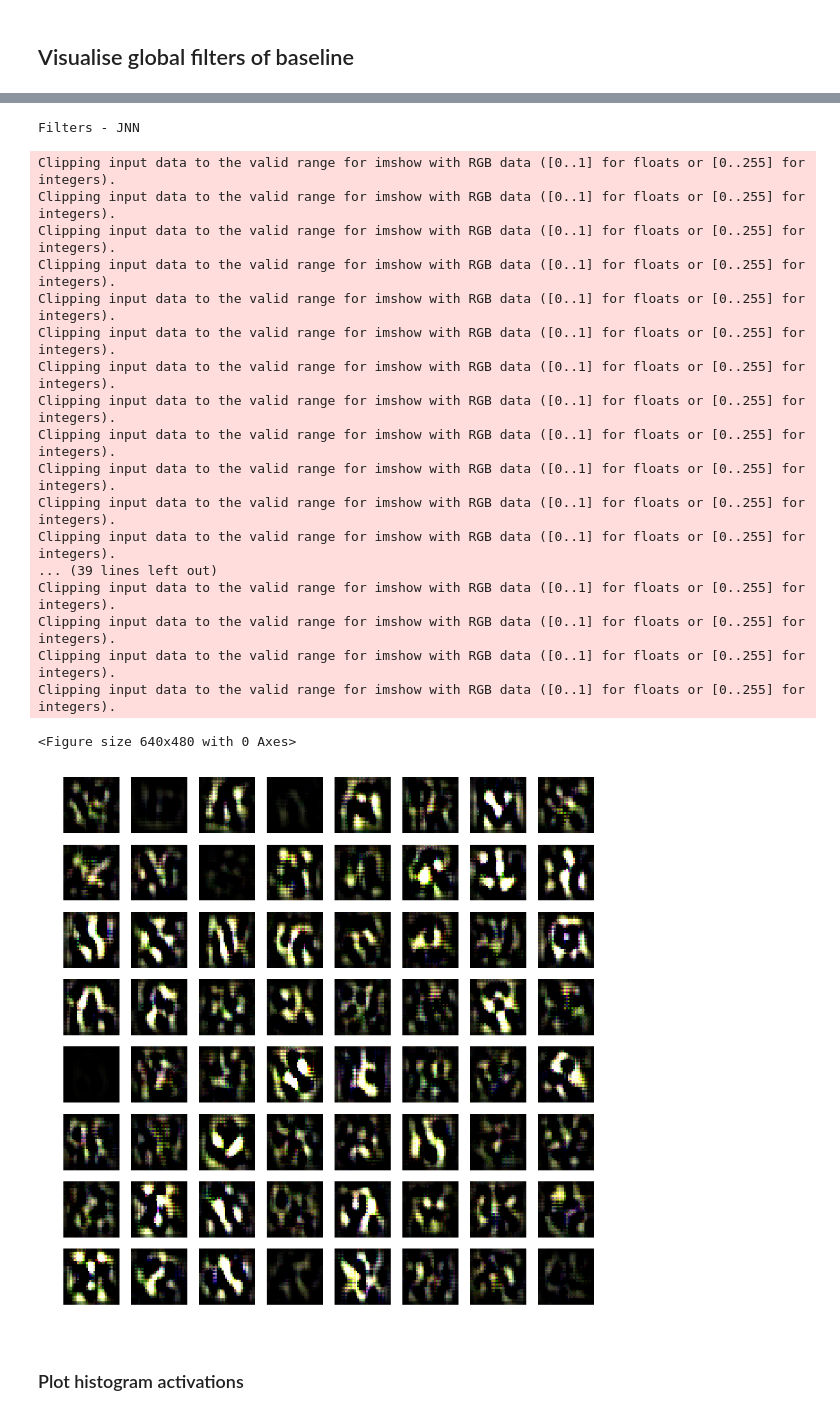
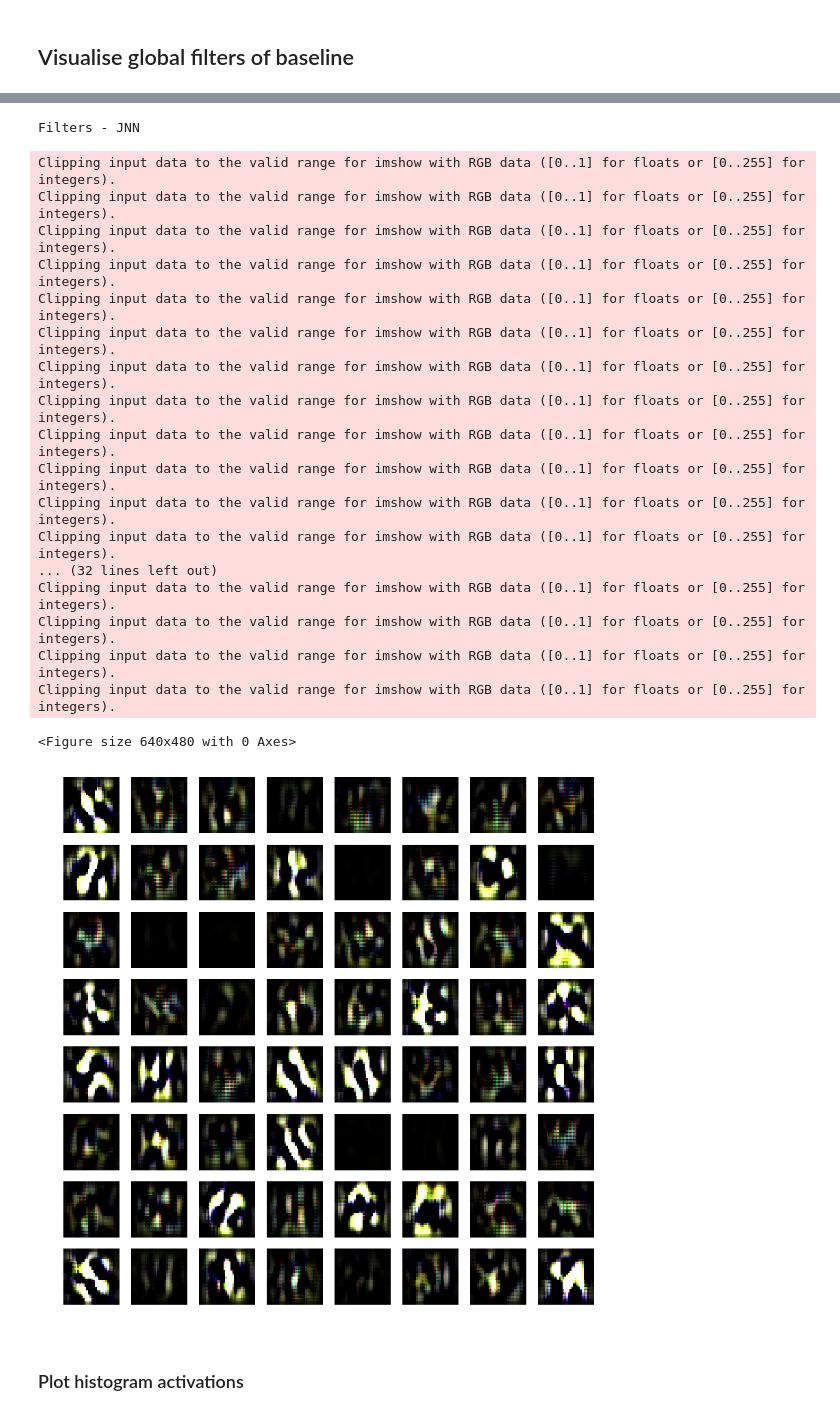
Before and after one commit to mm5110/sparse-structures-for-classification, a Jupyter notebook: joint/dev/ML_ISTA/Mike/joint_vs_standard_nn_SVHN.ipynb, the cells around one changed output, grey strips where cells are left out. Drawn from its saved outputs; the diff is of its cells as text; code cells hidden in the pictures.

```diff
--- a/joint/dev/ML_ISTA/Mike/joint_vs_standard_nn_SVHN.ipynb
+++ b/joint/dev/ML_ISTA/Mike/joint_vs_standard_nn_SVHN.ipynb
@@ -60,7 +63,7 @@ import Models_M_v2 as mds
 import auxillary_functions as aux
 
 # Hyper Parameters
-EPOCH = 40
+EPOCH = 10
 
 BATCH_SIZE = 256
 DOWNLOAD = False
@@ -74,8 +77,8 @@ cudaopt = True
 EPS = 1e-6
 histogram_level = int(np.ceil(0.8*EPOCH))
 
-WEIGHT_DECAY = 0
-LEARNING_RATE = 1e-5 #0.0001
+WEIGHT_DECAY = 5e-5
+LEARNING_RATE = 1e-4 #0.0001
 
 train_data = torchvision.datasets.SVHN(
     root='./data',
@@ -88,7 +91,7 @@ train_data = torchvision.datasets.SVHN(
     download=DOWNLOAD,                        # download it if you don't have it
 )
 # LIMITING TRAINING DATA
-Ntrain = int(10e3)
+Ntrain = int(70e3)
 train_set = np.random.permutation(60000)[0:Ntrain]
 train_data.data = train_data.data[torch.LongTensor(train_set),:,:]
 train_data.labels = train_data.labels[torch.LongTensor(train_set)]
@@ -330,7 +333,7 @@ plt.figure(figsize=(10,10))
 for j in range(rows):
     for i in range(cols):
         plt.subplot(cols,rows,idx)
-        image = np.swapaxes(dict3_0.cpu().data.numpy()[idx-1]*5, 0, 2)
+        image = np.swapaxes(dict3_0.cpu().data.numpy()[idx-1]*10, 0, 2)
         image = np.swapaxes(image, 0, 1)
         plt.imshow(image)
         plt.axis('off')
@@ -345,7 +348,7 @@ plt.figure(figsize=(10,10))
 for j in range(rows):
     for i in range(cols):
         plt.subplot(cols,rows,idx)
-        image = np.swapaxes(dict3_jnn.cpu().data.numpy()[idx-1]*100, 0, 2)
+        image = np.swapaxes(dict3_jnn.cpu().data.numpy()[idx-1]*10, 0, 2)
         image = np.swapaxes(image, 0, 1)
         plt.imshow(image)
         plt.axis('off')
@@ -397,23 +403,23 @@ Clipping input data to the valid range for imshow with RGB data ([0..1] for floa
 Filters - JNN
 Clipping input data to the valid range for imshow with RGB data ([0..1] for floats or [0..255] for integers).
 Clipping input data to the valid range for imshow with RGB data ([0..1] for floats or [0..255] for integers).
 Clipping input data to the valid range for imshow with RGB data ([0..1] for floats or [0..255] for integers).
 Clipping input data to the valid range for imshow with RGB data ([0..1] for floats or [0..255] for integers).
 Clipping input data to the valid range for imshow with RGB data ([0..1] for floats or [0..255] for integers).
 Clipping input data to the valid range for imshow with RGB data ([0..1] for floats or [0..255] for integers).
 Clipping input data to the valid range for imshow with RGB data ([0..1] for floats or [0..255] for integers).
 Clipping input data to the valid range for imshow with RGB data ([0..1] for floats or [0..255] for integers).
 Clipping input data to the valid range for imshow with RGB data ([0..1] for floats or [0..255] for integers).
 Clipping input data to the valid range for imshow with RGB data ([0..1] for floats or [0..255] for integers).
 Clipping input data to the valid range for imshow with RGB data ([0..1] for floats or [0..255] for integers).
 Clipping input data to the valid range for imshow with RGB data ([0..1] for floats or [0..255] for integers).
-... (39 lines left out)
+... (32 lines left out)
 Clipping input data to the valid range for imshow with RGB data ([0..1] for floats or [0..255] for integers).
 Clipping input data to the valid range for imshow with RGB data ([0..1] for floats or [0..255] for integers).
 Clipping input data to the valid range for imshow with RGB data ([0..1] for floats or [0..255] for integers).
 Clipping input data to the valid range for imshow with RGB data ([0..1] for floats or [0..255] for integers).
 <Figure size 640x480 with 0 Axes>
-[figure, old version]
+[figure, new version]
 # %% [markdown]
 ### Plot histogram activations
 # %%
```
Also changed, not shown: parts of 13 cells of this notebook, 1 other file.
